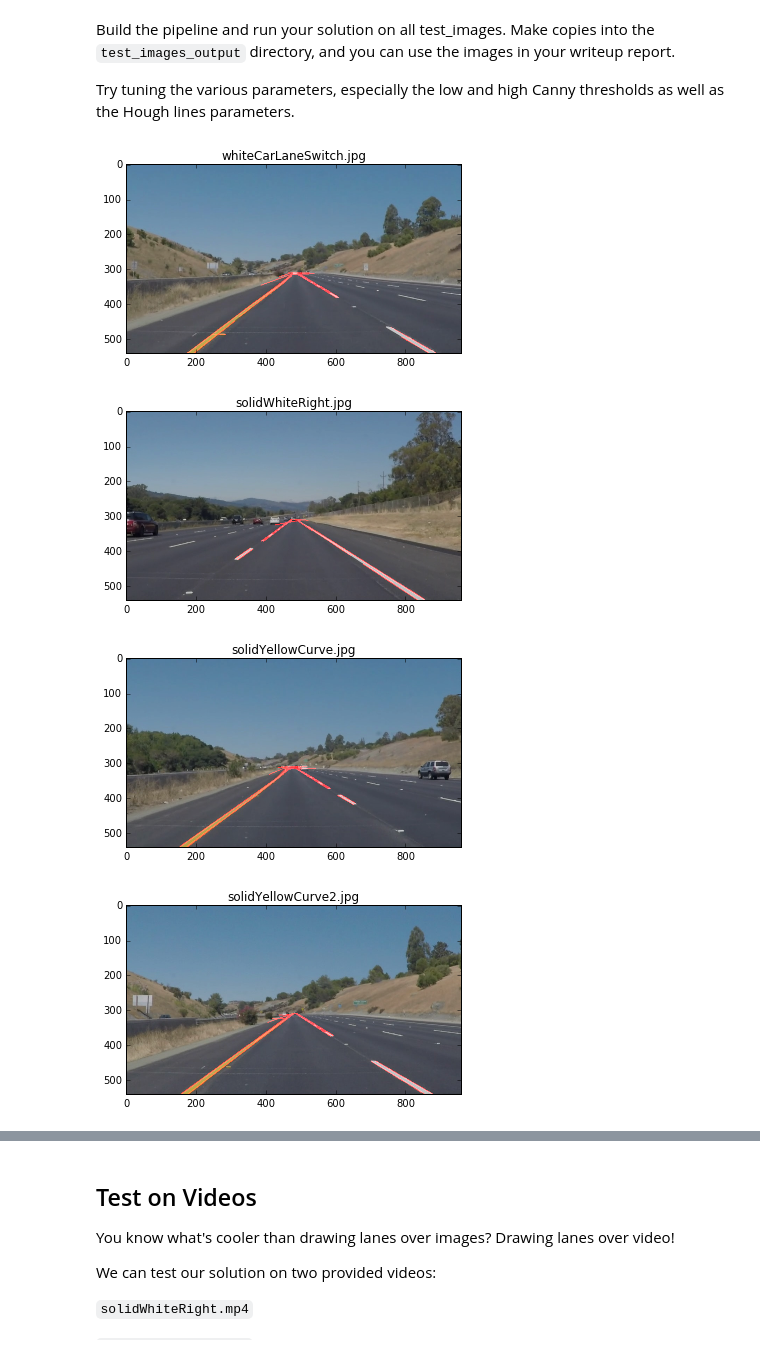
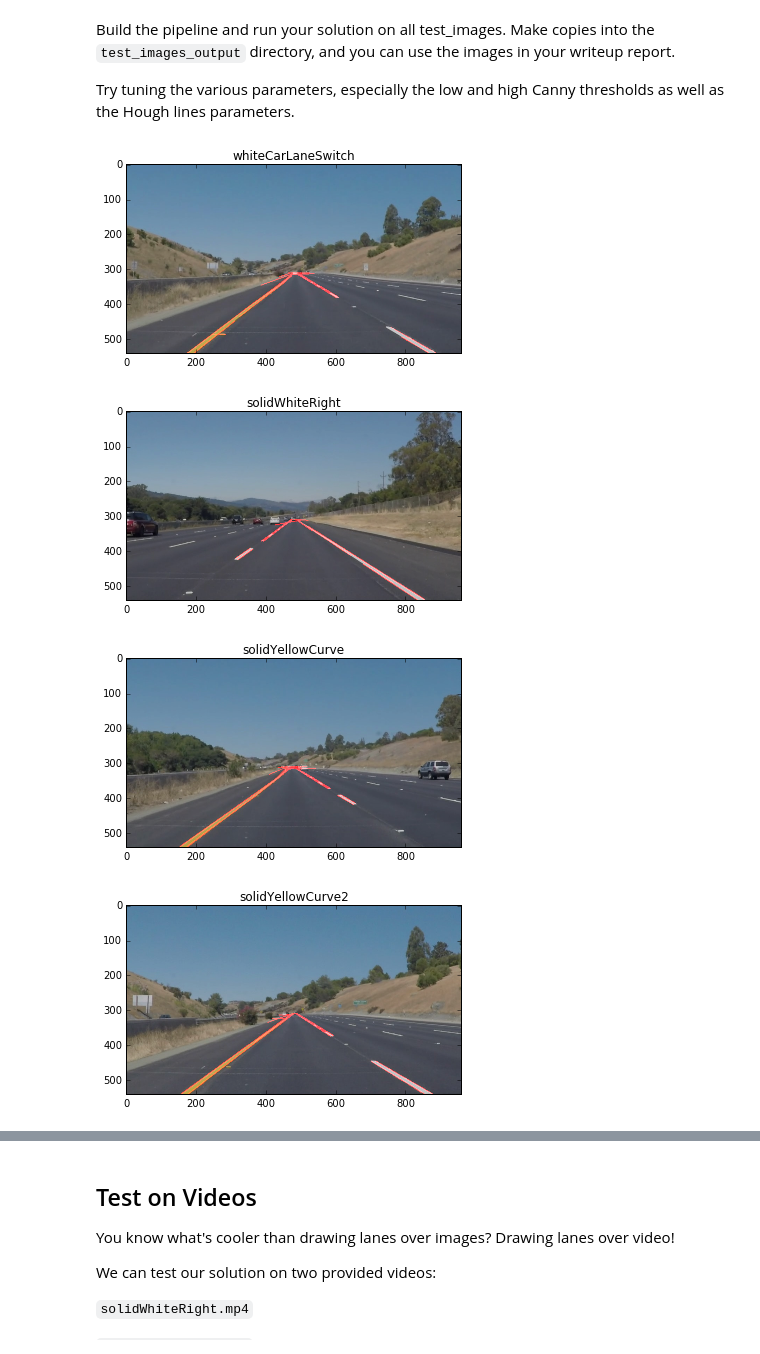
Before and after one commit to KnollFrank/CarND-LaneLines-P1, a Jupyter notebook: P1.ipynb, the cells around one changed output, grey strips where cells are left out. Cells and saved outputs as stored; diff of their text form; code cells hidden in the pictures.

```diff
--- a/P1.ipynb
+++ b/P1.ipynb
@@ -227,35 +227,37 @@ def create_image_with_line_segments(image):
 # %%
 from pathlib import Path
 
-def show_image(name, image):
+def create_file_name_with_suffix(file_name, suffix):
+    return str(Path(file_name).with_suffix(''))
+
+def show_image(file_name, image):
     plt.figure()
-    plt.title(name)
+    plt.title(create_file_name_with_suffix(file_name, ''))
     plt.imshow(image)
 
 def save_image(output_root, image_file_name):
     def get_outfilename():
-        image_file_name_with_png_suffix = str(Path(image_file_name).with_suffix(".png"))
-        return os.path.join(output_root, image_file_name_with_png_suffix)
+        return os.path.join(output_root, create_file_name_with_suffix(image_file_name, '.png'))
 
     if not os.path.exists(output_root):
         os.makedirs(output_root)
 
     plt.savefig(get_outfilename())
 
-def get_images_and_names(input_root):
+def get_images_and_file_names(input_root):
     for image_file_name in os.listdir(input_root):
         image = mpimg.imread(os.path.join(input_root, image_file_name))
         yield image, image_file_name
 
 def create_images_with_line_segments_and_show_and_save(input_root, output_root):
-    for image, name in get_images_and_names(input_root):
+    for image, file_name in get_images_and_file_names(input_root):
         image_with_line_segments = create_image_with_line_segments(image)
-        show_image(name, image_with_line_segments)
-        save_image(output_root, name)
+        show_image(file_name, image_with_line_segments)
+        save_image(output_root, file_name)
 
 create_images_with_line_segments_and_show_and_save(input_root='test_images', output_root='test_images_output')
 # %% [output]
-[figure, old version]
+[figure, new version]
-[figure, old version]
+[figure, new version]
-[figure, old version]
+[figure, new version]
-[figure, old version]
+[figure, new version]
```
Also changed, not shown: parts of 1 cell of this notebook.
